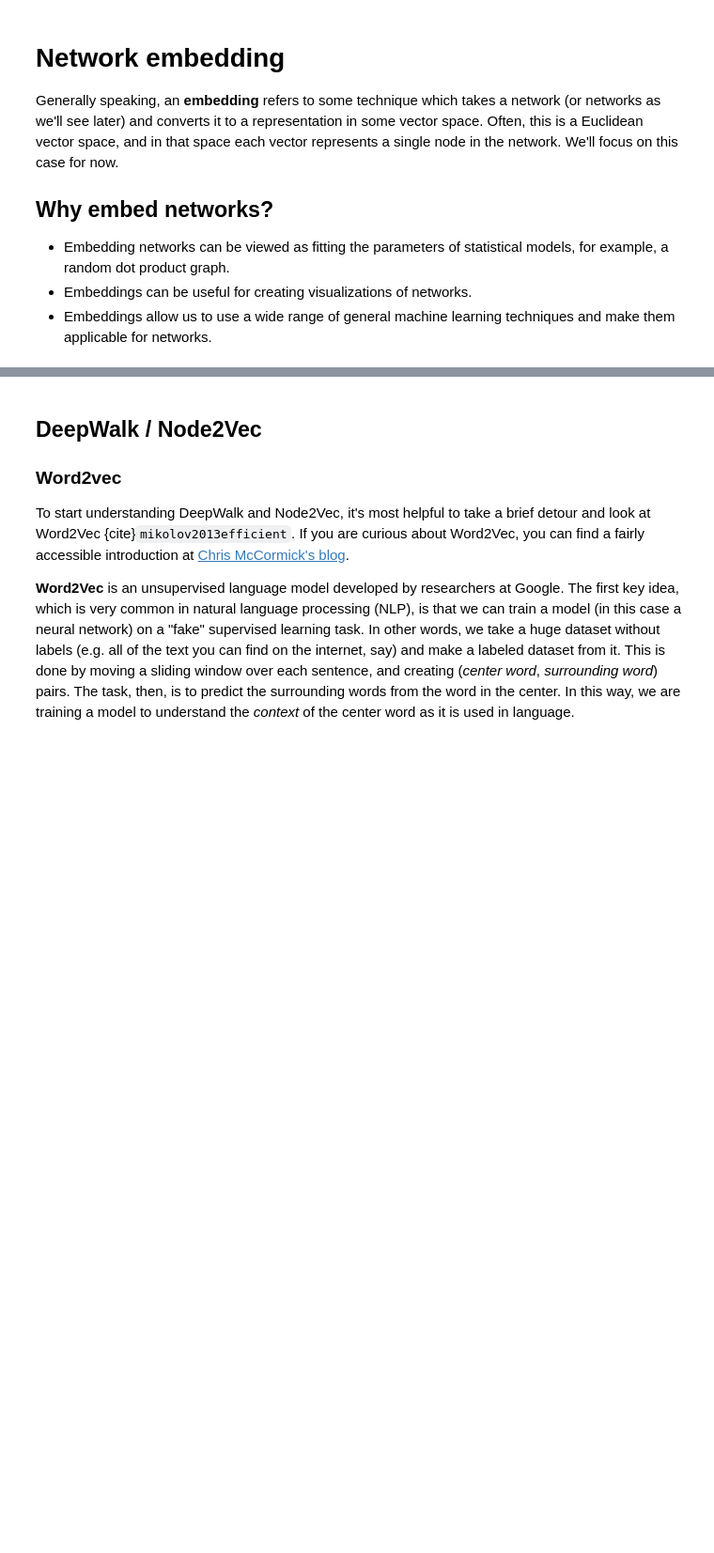
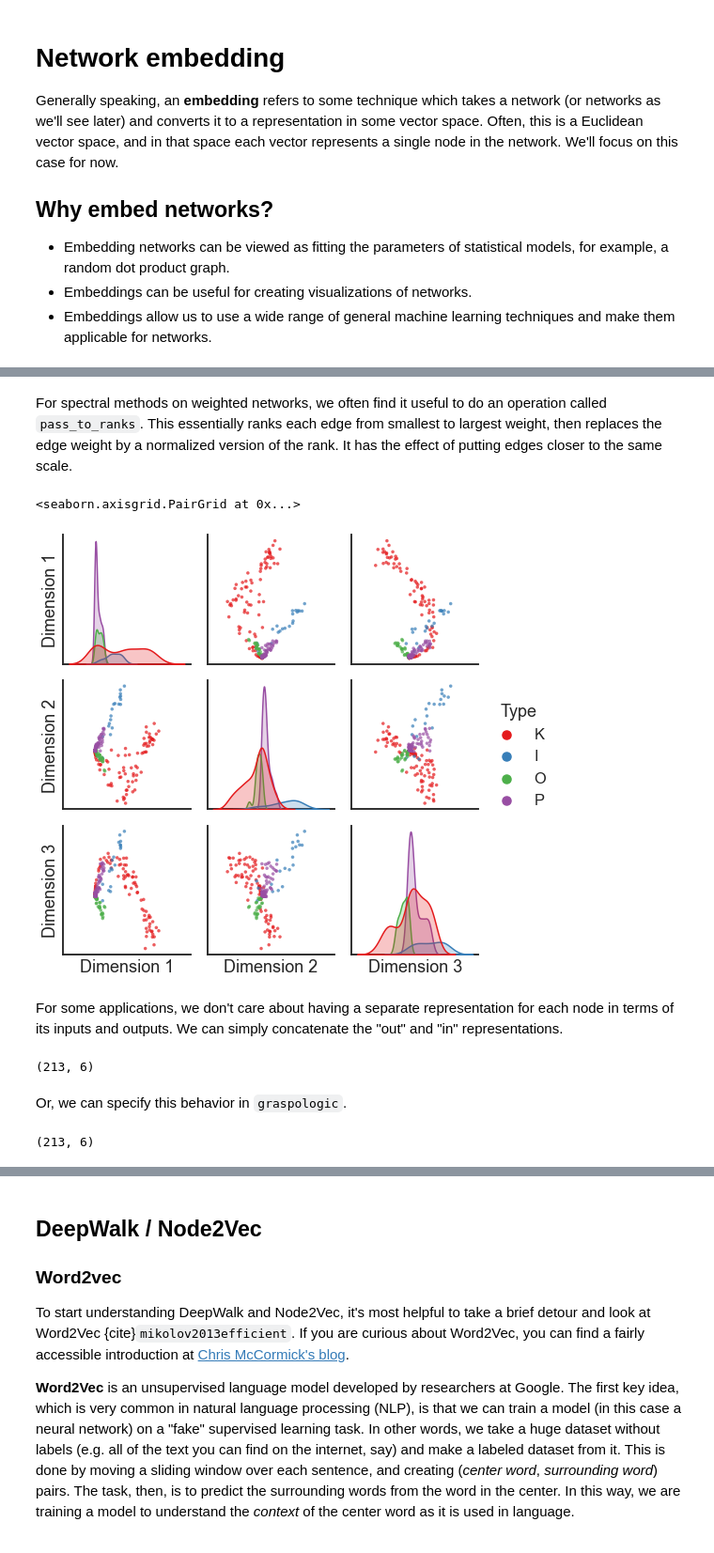
Before and after one commit to bdpedigo/networks-course, a Jupyter notebook: docs/embedding.ipynb, the cells around one changed output, grey strips where cells are left out. Shown at 94% size. Drawn from its saved outputs; the diff is of its cells as text; code cells hidden in the pictures; blank space fills up the shorter version.

```diff
--- a/docs/embedding.ipynb
+++ b/docs/embedding.ipynb
@@ -133,0 +235,34 @@ matrix, $X$.
+# %% [markdown]
+For spectral methods on weighted networks, we often find it useful to do an operation
+called `pass_to_ranks`. This essentially ranks each edge from smallest to largest weight,
+then replaces the edge weight by a normalized version of the rank. It has the effect of
+putting edges closer to the same scale.
+# %%
+from graspologic.utils import pass_to_ranks
+
+ase = AdjacencySpectralEmbed()
+
+A_ptr = pass_to_ranks(A)
+
+X, Y = ase.fit_transform(A_ptr)
+
+pairplot(X, labels=labels)
+# %% [output]
+<seaborn.axisgrid.PairGrid at 0x...>
+[figure, added]
+# %% [markdown]
+For some applications, we don't care about having a separate representation for each
+node in terms of its inputs and outputs. We can simply concatenate the "out" and "in"
+representations.
+# %%
+Z = np.concatenate((X, Y), axis=1)
+Z.shape
+# %% [output]
+(213, 6)
+# %% [markdown]
+Or, we can specify this behavior in `graspologic`.
+# %%
+Z = AdjacencySpectralEmbed(concat=True).fit_transform(A_ptr)
+Z.shape
+# %% [output]
+(213, 6)
```
Also changed, not shown: parts of 17 cells of this notebook.
